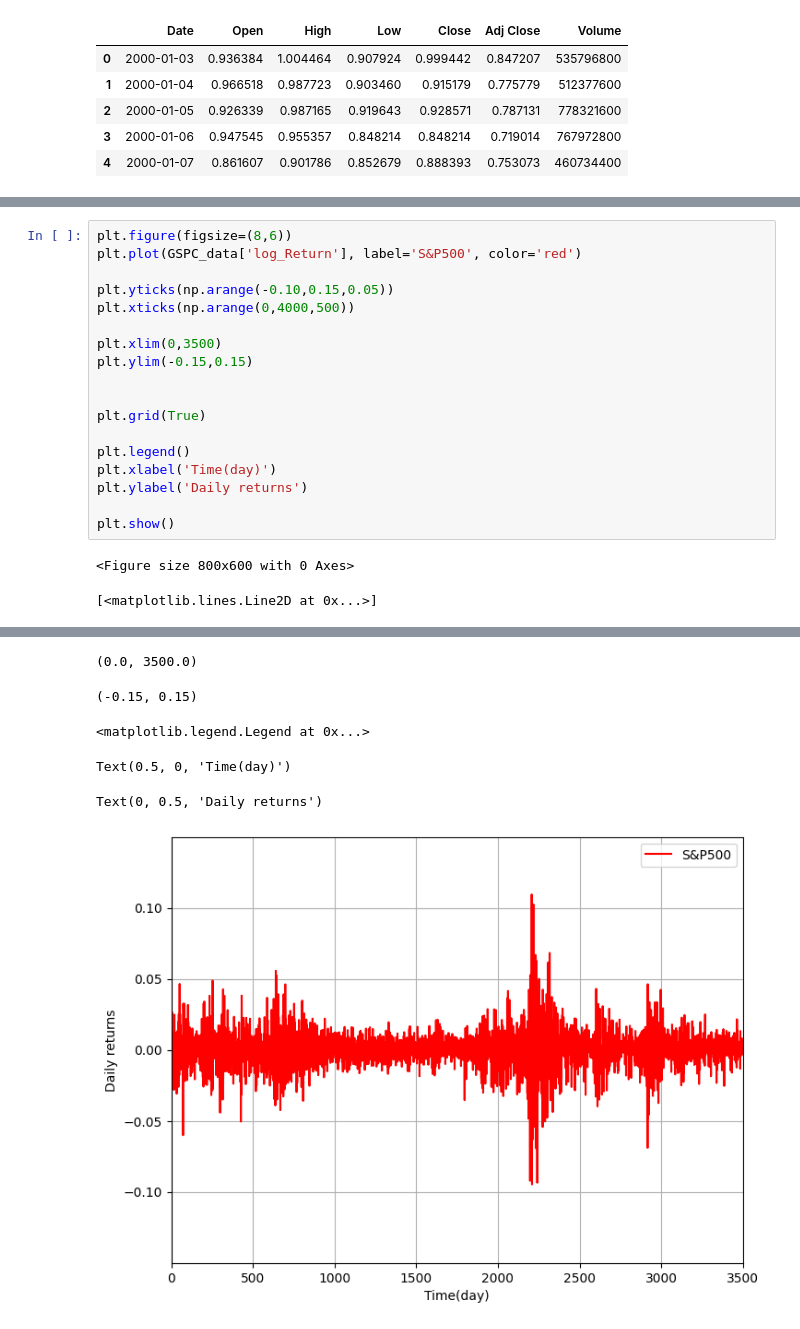
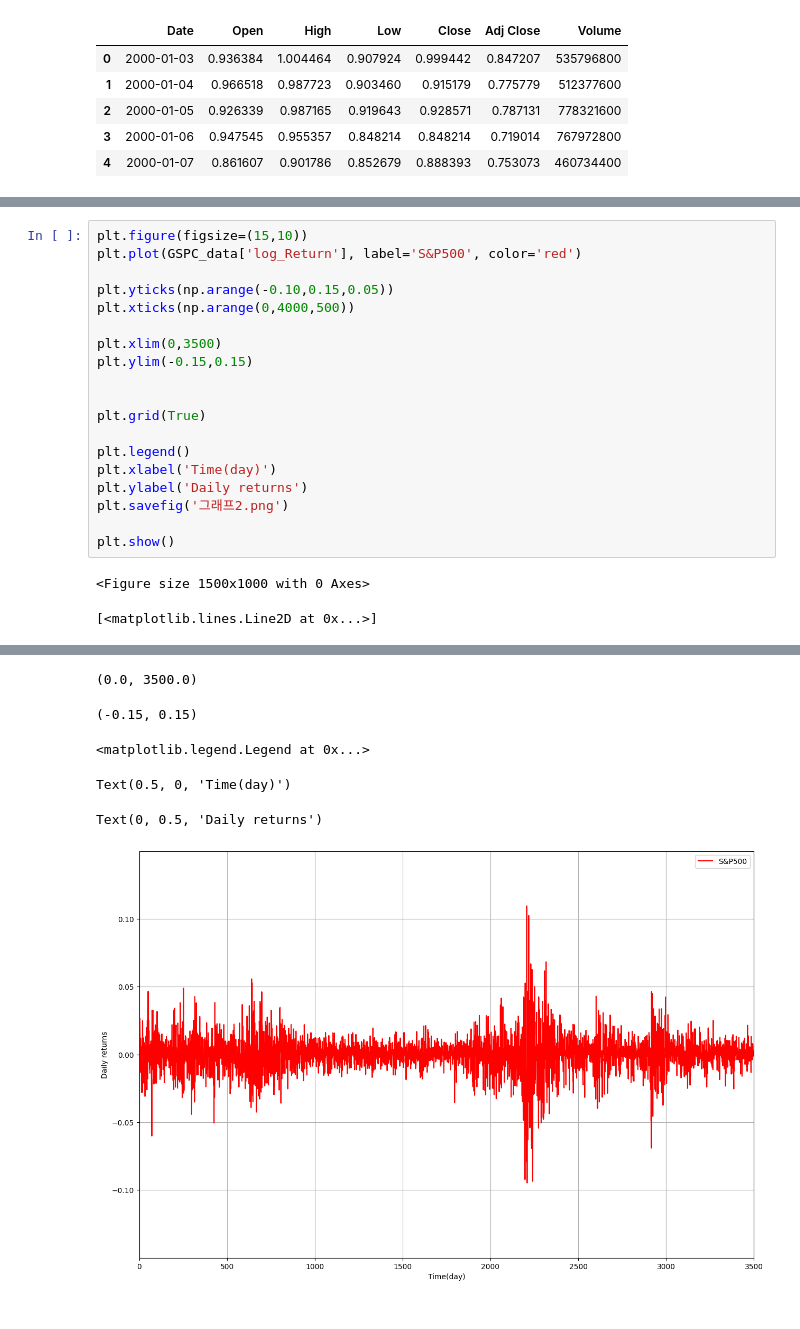
Before and after one commit to easyDong19/intern_project, a Jupyter notebook: EDA.ipynb, the cells around one changed output, grey strips where cells are left out. Cells and saved outputs as stored; diff of their text form.

```diff
--- a/EDA.ipynb
+++ b/EDA.ipynb
@@ -93,5 +152,5 @@ len(AAPL_data['log_Return'] )
 # %%
-plt.figure(figsize=(8,6))
+plt.figure(figsize=(15,10))
 plt.plot(GSPC_data['log_Return'], label='S&P500', color='red')
 
 plt.yticks(np.arange(-0.10,0.15,0.05))
@@ -106,43 +165,44 @@ plt.grid(True)
 plt.legend()
 plt.xlabel('Time(day)')
 plt.ylabel('Daily returns')
+plt.savefig('그래프2.png')
 
 plt.show()
 # %% [output]
-<Figure size 800x600 with 0 Axes>
+<Figure size 1500x1000 with 0 Axes>
 [<matplotlib.lines.Line2D at 0x...>]
 ([<matplotlib.axis.YTick at 0x...>,
   <matplotlib.axis.YTick at 0x...>,
   <matplotlib.axis.YTick at 0x...>,
   <matplotlib.axis.YTick at 0x...>,
   <matplotlib.axis.YTick at 0x...>],
  [Text(0, -0.1, '−0.10'),
   Text(0, -0.05, '−0.05'),
   Text(0, 0.0, '0.00'),
   Text(0, 0.05000000000000002, '0.05'),
   Text(0, 0.1, '0.10')])
 ([<matplotlib.axis.XTick at 0x...>,
   <matplotlib.axis.XTick at 0x...>,
   <matplotlib.axis.XTick at 0x...>,
   <matplotlib.axis.XTick at 0x...>,
   <matplotlib.axis.XTick at 0x...>,
   <matplotlib.axis.XTick at 0x...>,
   <matplotlib.axis.XTick at 0x...>,
   <matplotlib.axis.XTick at 0x...>],
  [Text(0, 0, '0'),
   Text(500, 0, '500'),
   Text(1000, 0, '1000'),
   Text(1500, 0, '1500'),
   Text(2000, 0, '2000'),
   Text(2500, 0, '2500'),
   Text(3000, 0, '3000'),
   Text(3500, 0, '3500')])
 (0.0, 3500.0)
 (-0.15, 0.15)
 <matplotlib.legend.Legend at 0x...>
 Text(0.5, 0, 'Time(day)')
 Text(0, 0.5, 'Daily returns')
-[figure, old version]
+[figure, new version]
 # %%
 from scipy.stats import norm
 
```
Also changed, not shown: parts of 7 cells of this notebook, 35 other files.
